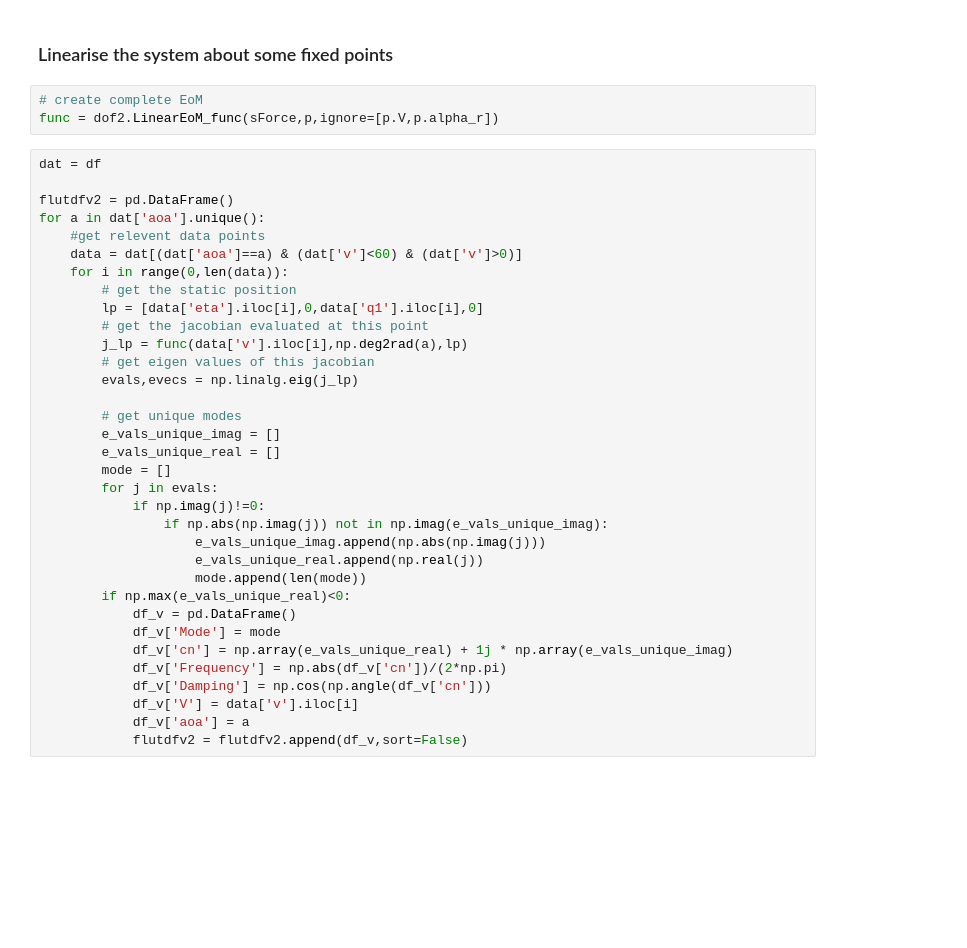
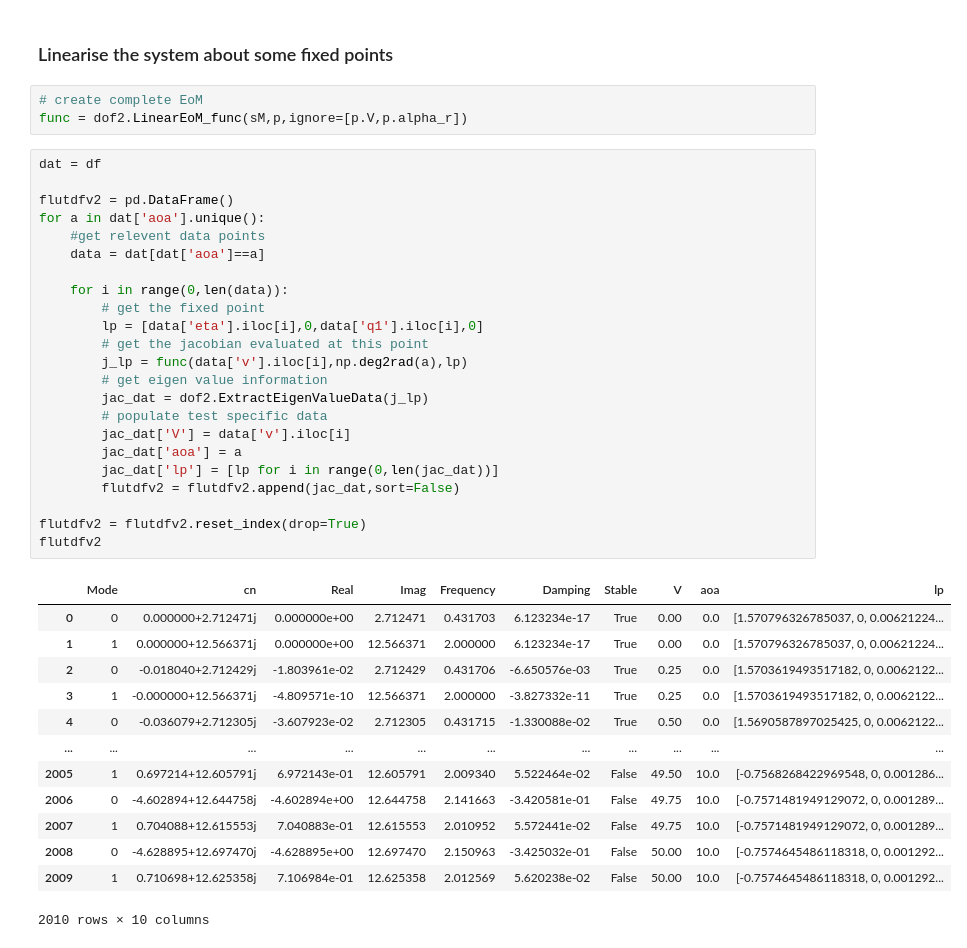
Before and after one commit to fh9g12/FwtModels, a Jupyter notebook: Workbooks/4_NLP-VS_aero_forces/5_SplitGravityIntoAExternalForce.ipynb, the cells around one changed output. Saved outputs shown, nothing was run; the diff lists cells and outputs as text; blank space fills up the shorter version.

```diff
--- a/Workbooks/4_NLP-VS_aero_forces/5_SplitGravityIntoAExternalForce.ipynb
+++ b/Workbooks/4_NLP-VS_aero_forces/5_SplitGravityIntoAExternalForce.ipynb
@@ -116,40 +90,43 @@ for ax in axes:
 ### Linearise the system about some fixed points
 # %%
 # create complete EoM
-func = dof2.LinearEoM_func(sForce,p,ignore=[p.V,p.alpha_r])
+func = dof2.LinearEoM_func(sM,p,ignore=[p.V,p.alpha_r])
 # %%
 dat = df
 
 flutdfv2 = pd.DataFrame()
 for a in dat['aoa'].unique():
     #get relevent data points
-    data = dat[(dat['aoa']==a) & (dat['v']<60) & (dat['v']>0)]
+    data = dat[dat['aoa']==a]
+
     for i in range(0,len(data)):
-        # get the static position
+        # get the fixed point
         lp = [data['eta'].iloc[i],0,data['q1'].iloc[i],0]
         # get the jacobian evaluated at this point
         j_lp = func(data['v'].iloc[i],np.deg2rad(a),lp)
-        # get eigen values of this jacobian
-        evals,evecs = np.linalg.eig(j_lp)
+        # get eigen value information
+        jac_dat = dof2.ExtractEigenValueData(j_lp)
+        # populate test specific data
+        jac_dat['V'] = data['v'].iloc[i]
+        jac_dat['aoa'] = a
+        jac_dat['lp'] = [lp for i in range(0,len(jac_dat))]
+        flutdfv2 = flutdfv2.append(jac_dat,sort=False)
 
-        # get unique modes
-        e_vals_unique_imag = []
-        e_vals_unique_real = []
-        mode = []
-        for j in evals:
-            if np.imag(j)!=0:
-                if np.abs(np.imag(j)) not in np.imag(e_vals_unique_imag):
-                    e_vals_unique_imag.append(np.abs(np.imag(j)))
-                    e_vals_unique_real.append(np.real(j))
-                    mode.append(len(mode))
-        if np.max(e_vals_unique_real)<0:
-            df_v = pd.DataFrame()
-            df_v['Mode'] = mode
-            df_v['cn'] = np.array(e_vals_unique_real) + 1j * np.array(e_vals_unique_imag)
-            df_v['Frequency'] = np.abs(df_v['cn'])/(2*np.pi)
-            df_v['Damping'] = np.cos(np.angle(df_v['cn']))
-            df_v['V'] = data['v'].iloc[i]
-            df_v['aoa'] = a
-            flutdfv2 = flutdfv2.append(df_v,sort=False)
+flutdfv2 = flutdfv2.reset_index(drop=True)
+flutdfv2
+# %% [output]
+|  | Mode | cn | Real | Imag | Frequency | Damping | Stable | V | aoa | lp |
+| 0 | 0 | 0.000000+2.712471j | 0.000000e+00 | 2.712471 | 0.431703 | 6.123234e-17 | True | 0.00 | 0.0 | [1.570796326785037, 0, 0.00621224... |
+| 1 | 1 | 0.000000+12.566371j | 0.000000e+00 | 12.566371 | 2.000000 | 6.123234e-17 | True | 0.00 | 0.0 | [1.570796326785037, 0, 0.00621224... |
+| 2 | 0 | -0.018040+2.712429j | -1.803961e-02 | 2.712429 | 0.431706 | -6.650576e-03 | True | 0.25 | 0.0 | [1.5703619493517182, 0, 0.0062122... |
+| 3 | 1 | -0.000000+12.566371j | -4.809571e-10 | 12.566371 | 2.000000 | -3.827332e-11 | True | 0.25 | 0.0 | [1.5703619493517182, 0, 0.0062122... |
+| 4 | 0 | -0.036079+2.712305j | -3.607923e-02 | 2.712305 | 0.431715 | -1.330088e-02 | True | 0.50 | 0.0 | [1.5690587897025425, 0, 0.0062122... |
+| ... | ... | ... | ... | ... | ... | ... | ... | ... | ... | ... |
+| 2005 | 1 | 0.697214+12.605791j | 6.972143e-01 | 12.605791 | 2.009340 | 5.522464e-02 | False | 49.50 | 10.0 | [-0.7568268422969548, 0, 0.001286... |
+| 2006 | 0 | -4.602894+12.644758j | -4.602894e+00 | 12.644758 | 2.141663 | -3.420581e-01 | False | 49.75 | 10.0 | [-0.7571481949129072, 0, 0.001289... |
+| 2007 | 1 | 0.704088+12.615553j | 7.040883e-01 | 12.615553 | 2.010952 | 5.572441e-02 | False | 49.75 | 10.0 | [-0.7571481949129072, 0, 0.001289... |
+| 2008 | 0 | -4.628895+12.697470j | -4.628895e+00 | 12.697470 | 2.150963 | -3.425032e-01 | False | 50.00 | 10.0 | [-0.7574645486118318, 0, 0.001292... |
+| 2009 | 1 | 0.710698+12.625358j | 7.106984e-01 | 12.625358 | 2.012569 | 5.620238e-02 | False | 50.00 | 10.0 | [-0.7574645486118318, 0, 0.001292... |
+2010 rows × 10 columns
 # %%
 #data = flutdf[(flutdf['aoa']==5) & (flutdf['Damping']<0)]
```
Also changed, not shown: parts of 6 cells of this notebook, 4 other files.
